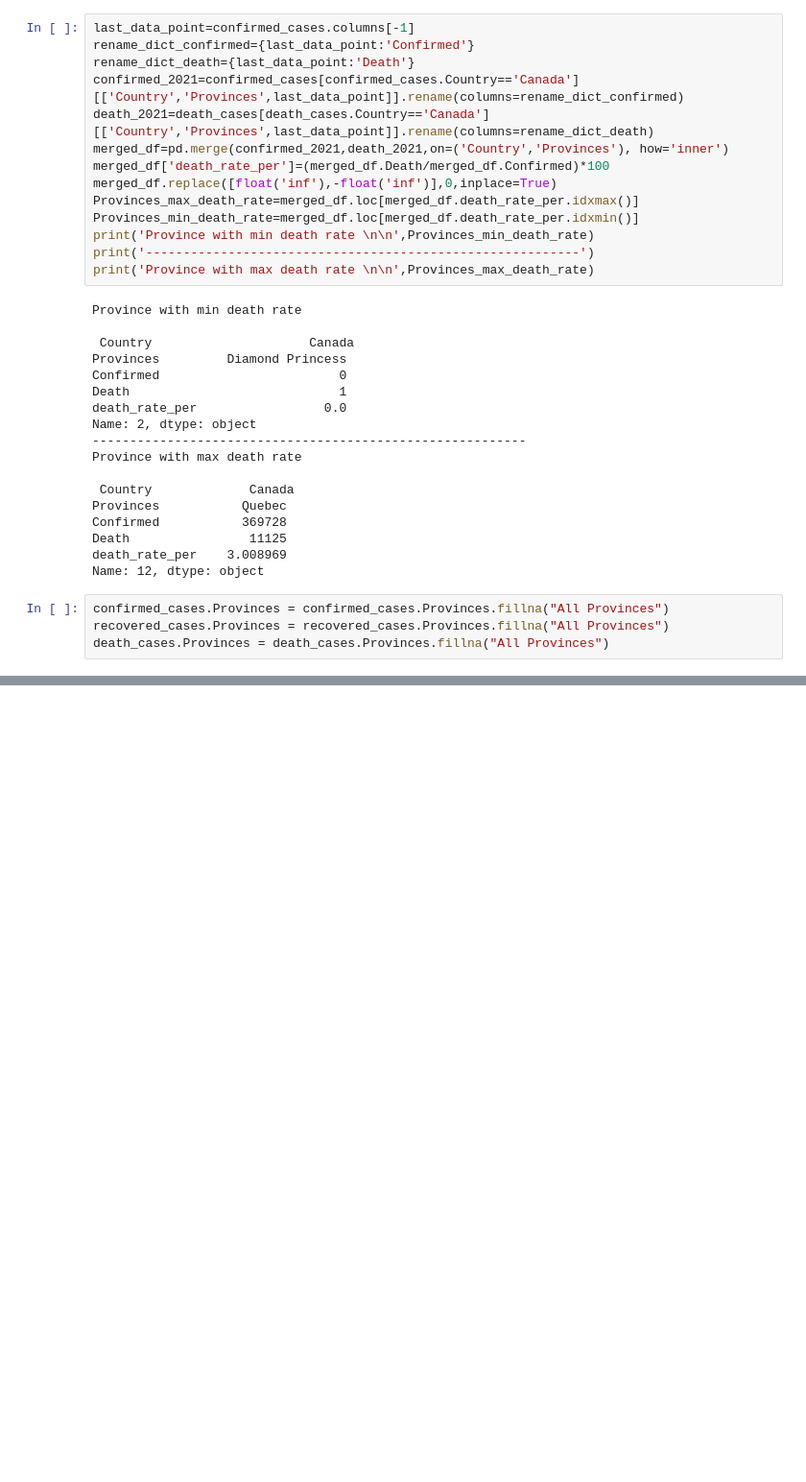
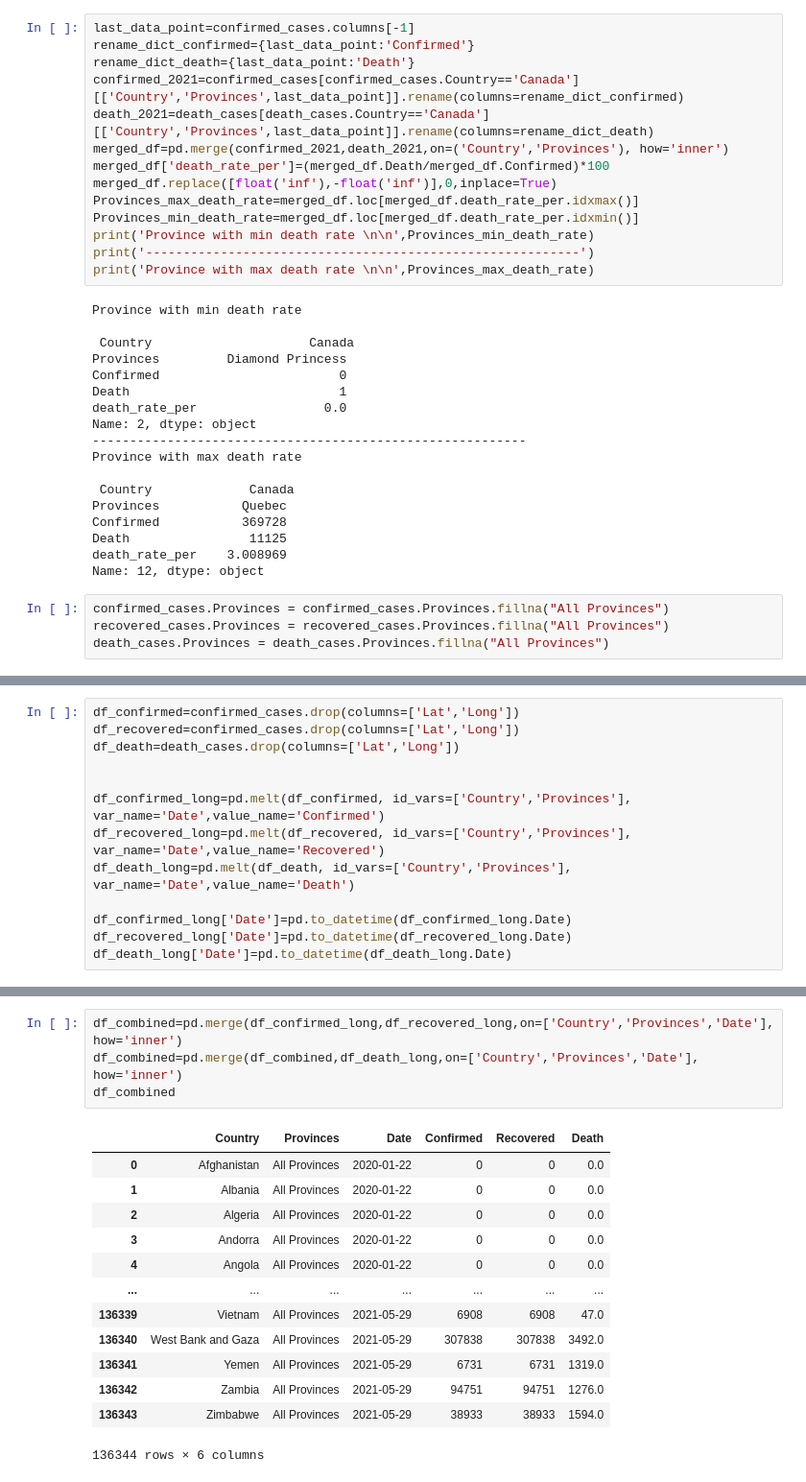
Before and after one commit to AnkitTomar2312/Covid19_CaseStudy, a Jupyter notebook: main.ipynb, the cells around one changed output, grey strips where cells are left out. Shown at 96% size. Cells and saved outputs as stored; diff of their text form; blank space fills up the shorter version.

```diff
--- a/main.ipynb
+++ b/main.ipynb
@@ -285,0 +297,13 @@ death_cases.Provinces = death_cases.Provinces.fillna("All Provinces")
+# %%
+df_confirmed=confirmed_cases.drop(columns=['Lat','Long'])
+df_recovered=confirmed_cases.drop(columns=['Lat','Long'])
+df_death=death_cases.drop(columns=['Lat','Long'])
+
+
+df_confirmed_long=pd.melt(df_confirmed, id_vars=['Country','Provinces'], var_name='Date',value_name='Confirmed')
+df_recovered_long=pd.melt(df_recovered, id_vars=['Country','Provinces'], var_name='Date',value_name='Recovered')
+df_death_long=pd.melt(df_death, id_vars=['Country','Provinces'], var_name='Date',value_name='Death')
+
+df_confirmed_long['Date']=pd.to_datetime(df_confirmed_long.Date)
+df_recovered_long['Date']=pd.to_datetime(df_recovered_long.Date)
+df_death_long['Date']=pd.to_datetime(df_death_long.Date)
@@ -285,0 +312,18 @@ death_cases.Provinces = death_cases.Provinces.fillna("All Provinces")
+# %%
+df_combined=pd.merge(df_confirmed_long,df_recovered_long,on=['Country','Provinces','Date'], how='inner')
+df_combined=pd.merge(df_combined,df_death_long,on=['Country','Provinces','Date'], how='inner')
+df_combined
+# %% [output]
+|  | Country | Provinces | Date | Confirmed | Recovered | Death |
+| 0 | Afghanistan | All Provinces | 2020-01-22 | 0 | 0 | 0.0 |
+| 1 | Albania | All Provinces | 2020-01-22 | 0 | 0 | 0.0 |
+| 2 | Algeria | All Provinces | 2020-01-22 | 0 | 0 | 0.0 |
+| 3 | Andorra | All Provinces | 2020-01-22 | 0 | 0 | 0.0 |
+| 4 | Angola | All Provinces | 2020-01-22 | 0 | 0 | 0.0 |
+| ... | ... | ... | ... | ... | ... | ... |
+| 136339 | Vietnam | All Provinces | 2021-05-29 | 6908 | 6908 | 47.0 |
+| 136340 | West Bank and Gaza | All Provinces | 2021-05-29 | 307838 | 307838 | 3492.0 |
+| 136341 | Yemen | All Provinces | 2021-05-29 | 6731 | 6731 | 1319.0 |
+| 136342 | Zambia | All Provinces | 2021-05-29 | 94751 | 94751 | 1276.0 |
+| 136343 | Zimbabwe | All Provinces | 2021-05-29 | 38933 | 38933 | 1594.0 |
+136344 rows × 6 columns
```
Also changed, not shown: parts of 3 cells of this notebook.
